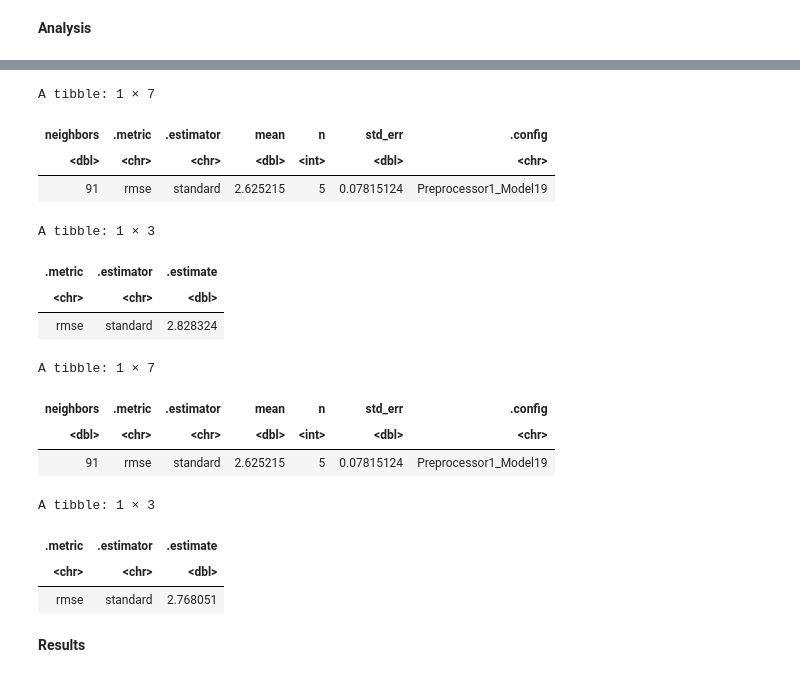
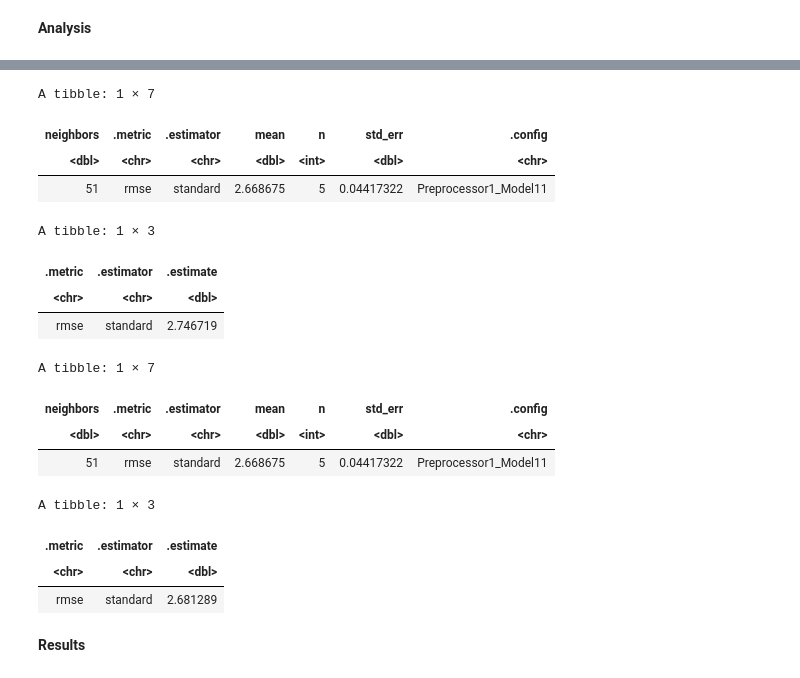
Before and after one commit to laurelyne/group_28_project, a Jupyter notebook: proposal new version.ipynb, the cells around one changed output, grey strips where cells are left out. Cells and saved outputs as stored; diff of their text form; code cells hidden in the pictures.

```diff
--- a/proposal new version.ipynb
+++ b/proposal new version.ipynb
@@ -327,4 +433,5 @@ A tibble: 3 × 3
 # %%
+#KNN regression with length as the predictor
 knn_spec <- nearest_neighbor(weight_func="rectangular", neighbors=tune()) |>
 set_engine("kknn") |>
 set_mode("regression")
@@ -335,46 +442,47 @@ knn_recipe <- recipe(age~length, data=shell_train) |>
 
 shell_vfold <- vfold_cv(shell_train, v=5, strata=age)
 
-k_vals <- tibble(neighbors=seq(from=1, to=100, by=5))
+k_vals <- tibble(neighbors=seq(from=1, to=51, by=5))
 
 knn_results <- workflow() |>
 add_recipe(knn_recipe) |>
 add_model(knn_spec) |>
 tune_grid(resamples=shell_vfold, grid=k_vals) |>
 collect_metrics()
 
 knn_min <- knn_results |>
 filter(.metric=="rmse") |>
 filter(mean==min(mean))
 
 knn_min
 
-best_spec <- nearest_neighbor(weight_func="rectangular", neighbors=96) |>
+best_spec <- nearest_neighbor(weight_func="rectangular", neighbors=51) |>
 set_engine("kknn") |>
 set_mode("regression")
 
 knn_fit <- workflow() |>
 add_recipe(knn_recipe) |>
 add_model(best_spec) |>
 fit(data=shell_train)
 
 shell_summary <- knn_fit |>
 predict(shell_test) |>
 bind_cols(shell_test) |>
 metrics(truth=age, estimate=.pred) |>
 filter(.metric=="rmse")
 
 shell_summary
 # %% [output]
 A tibble: 1 × 7
 | neighbors | .metric | .estimator | mean | n | std_err | .config |
 | <dbl> | <chr> | <chr> | <dbl> | <int> | <dbl> | <chr> |
-| 91 | rmse | standard | 2.625215 | 5 | 0.07815124 | Preprocessor1_Model19 |
+| 51 | rmse | standard | 2.668675 | 5 | 0.04417322 | Preprocessor1_Model11 |
 A tibble: 1 × 3
 | .metric | .estimator | .estimate |
 | <chr> | <chr> | <dbl> |
-| rmse | standard | 2.828324 |
+| rmse | standard | 2.746719 |
 # %%
+#KNN regression with length and diameter as the predictors
 knn_spec2 <- nearest_neighbor(weight_func="rectangular", neighbors=tune()) |>
 set_engine("kknn") |>
 set_mode("regression")
@@ -385,7 +493,7 @@ knn_recipe2 <- recipe(age~length+diameter, data=shell_train) |>
 
 shell_vfold2 <- vfold_cv(shell_train, v=5, strata=age)
 
-k_vals2 <- tibble(neighbors=seq(from=1, to=100, by=5))
+k_vals2 <- tibble(neighbors=seq(from=1, to=51, by=5))
 
 knn_results2 <- workflow() |>
 add_recipe(knn_recipe2) |>
@@ -399,7 +507,7 @@ filter(mean==min(mean))
 
 knn_min2
 
-best_spec2 <- nearest_neighbor(weight_func="rectangular", neighbors=91) |>
+best_spec2 <- nearest_neighbor(weight_func="rectangular", neighbors=51) |>
 set_engine("kknn") |>
 set_mode("regression")
 
@@ -419,11 +527,11 @@ shell_summary2
 A tibble: 1 × 7
 | neighbors | .metric | .estimator | mean | n | std_err | .config |
 | <dbl> | <chr> | <chr> | <dbl> | <int> | <dbl> | <chr> |
-| 91 | rmse | standard | 2.625215 | 5 | 0.07815124 | Preprocessor1_Model19 |
+| 51 | rmse | standard | 2.668675 | 5 | 0.04417322 | Preprocessor1_Model11 |
 A tibble: 1 × 3
 | .metric | .estimator | .estimate |
 | <chr> | <chr> | <dbl> |
-| rmse | standard | 2.768051 |
+| rmse | standard | 2.681289 |
 # %% [markdown]
 **Results**
 # %% [markdown]
```
Also changed, not shown: parts of 8 cells of this notebook.
